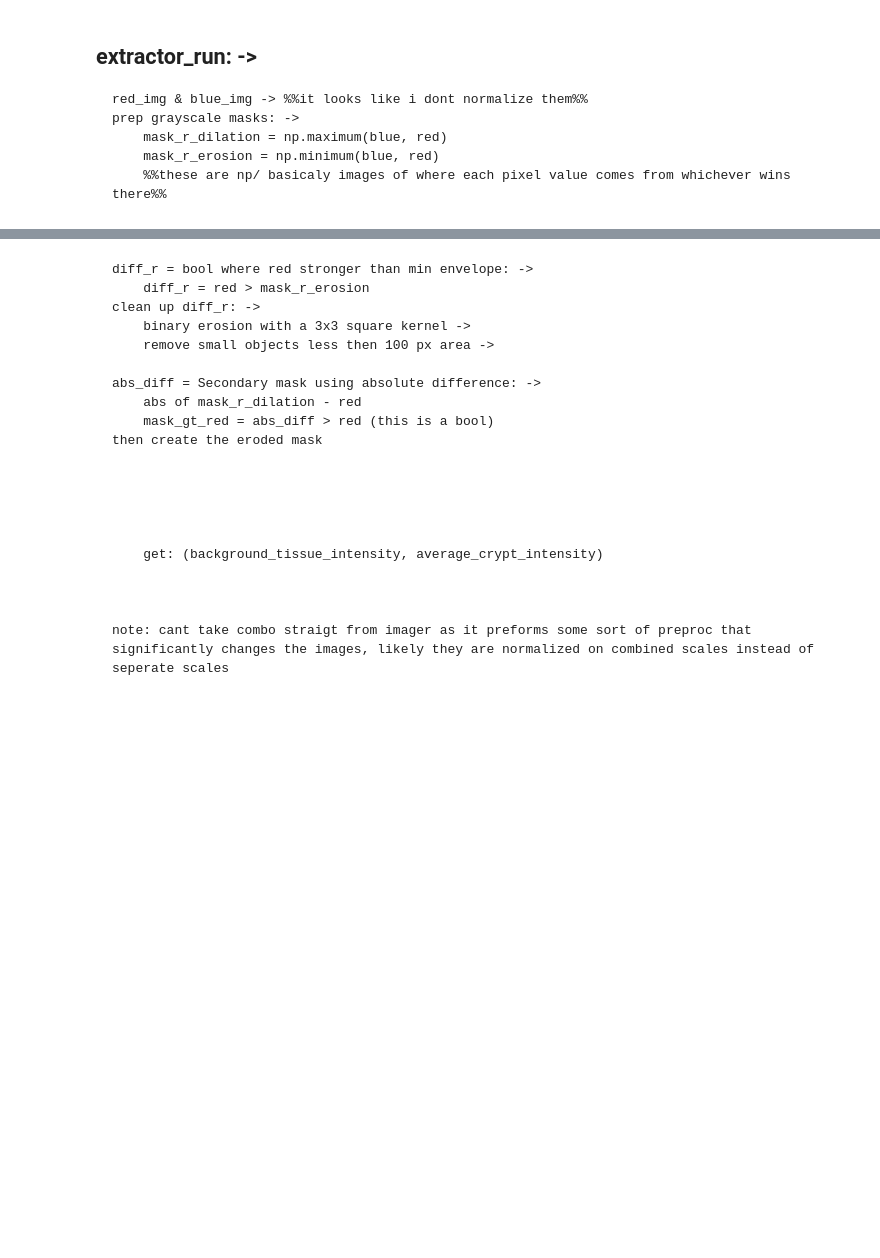
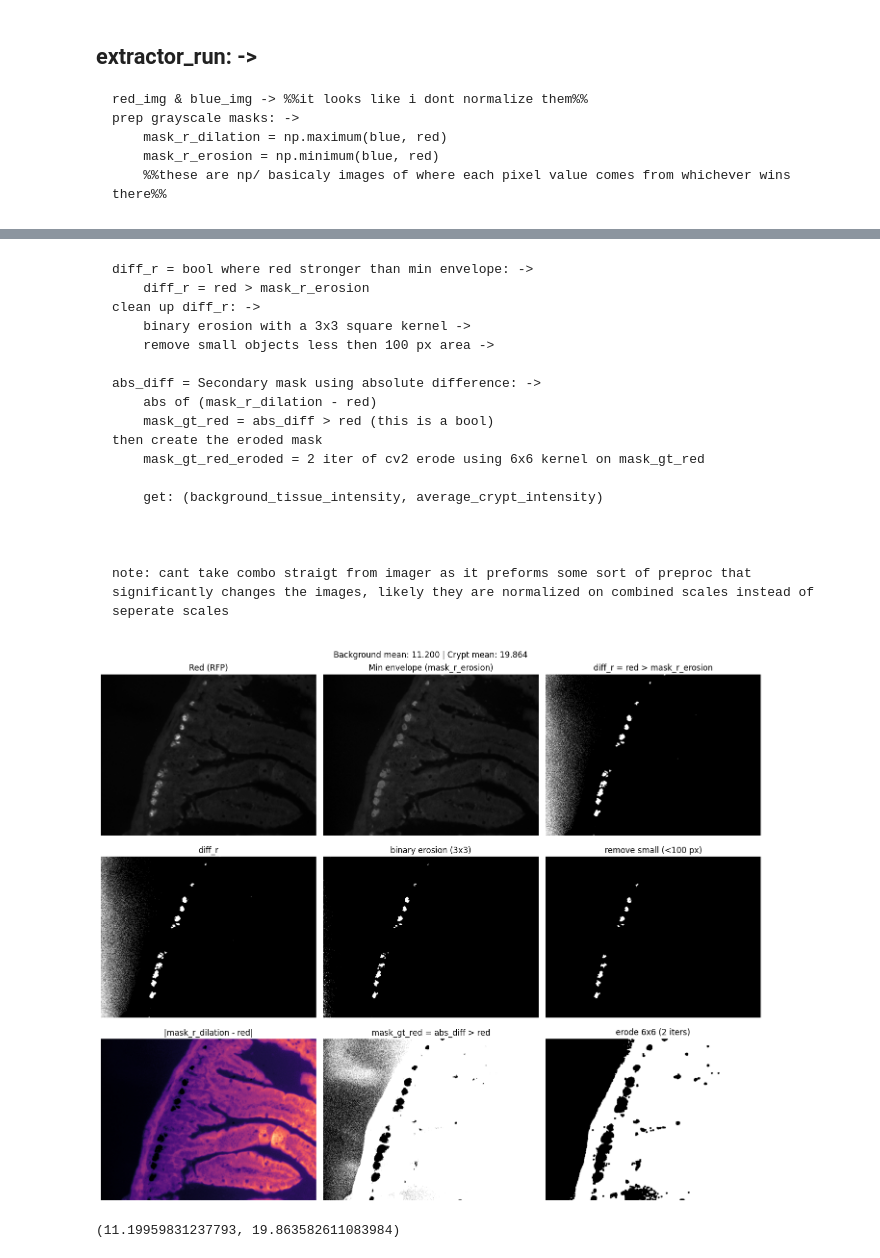
Before and after one commit to pbert5/lysozyme-stain-quantification, a Jupyter notebook: docs/pipelineTheory.ipynb, the cells around one changed output, grey strips where cells are left out. Cells and saved outputs as stored; diff of their text form; code cells hidden in the pictures; blank space fills up the shorter version.

Commit message:
cleaning up

```diff
--- a/docs/pipelineTheory.ipynb
+++ b/docs/pipelineTheory.ipynb
@@ -104,16 +119,78 @@ plt.tight_layout(); plt.show()
         remove small objects less then 100 px area ->
 
     abs_diff = Secondary mask using absolute difference: ->
-        abs of mask_r_dilation - red
+        abs of (mask_r_dilation - red)
         mask_gt_red = abs_diff > red (this is a bool)
     then create the eroded mask
-
-
-
-
+        mask_gt_red_eroded = 2 iter of cv2 erode using 6x6 kernel on mask_gt_red
 
         get: (background_tissue_intensity, average_crypt_intensity)
 
 
 
     note: cant take combo straigt from imager as it preforms some sort of preproc that significantly changes the images, likely they are normalized on combined scales instead of seperate scales
+# %%
+# Visualize the red-vs-envelopes pipeline and compute summary intensities
+
+# 1) Primary mask: red stronger than min envelope
+diff_r = red > mask_r_erosion
+diff_r_ero = morphology.binary_erosion(diff_r, footprint=np.ones((3, 3), dtype=bool))
+diff_r_clean = morphology.remove_small_objects(diff_r_ero, min_size=100)
+
+# 2) Secondary mask: absolute difference vs red, then erode with 6x6 (2 iters)
+abs_diff = np.abs(mask_r_dilation - red)
+mask_gt_red = abs_diff > red
+erosion_kernel = cv2.getStructuringElement(cv2.MORPH_ELLIPSE, (6, 6))
+mask_u8 = (mask_gt_red.astype(np.uint8) * 255)
+mask_eroded_u8 = cv2.erode(mask_u8, erosion_kernel, iterations=2)
+mask_gt_red_eroded = mask_eroded_u8 > 0
+
+# 3) Intensities
+# Use the eroded secondary mask as "crypt" ROI; background = complement within tissue
+tissue_mask = (mask_r_dilation > 0) | (mask_r_erosion > 0)
+crypt_mask = mask_gt_red_eroded & tissue_mask
+background_mask = (~crypt_mask) & tissue_mask
+
+average_crypt_intensity = float(red[crypt_mask].mean()) if np.any(crypt_mask) else float("nan")
+background_tissue_intensity = float(red[background_mask].mean()) if np.any(background_mask) else float("nan")
+
+# 4) Render nice grid
+red_disp = minmax01(red)
+ero_disp = minmax01(mask_r_erosion)
+abs_disp = minmax01(abs_diff)
+
+fig_steps, axs = plt.subplots(3, 3, figsize=(14, 12))
+axs = axs.reshape(3, 3)
+
+# Row 1: red > min envelope -> diff_r
+axs[0, 0].imshow(red_disp, cmap='gray');            axs[0, 0].set_title('Red (RFP)')
+axs[0, 1].imshow(ero_disp, cmap='gray');            axs[0, 1].set_title('Min envelope (mask_r_erosion)')
+axs[0, 2].imshow(diff_r, cmap='gray');              axs[0, 2].set_title('diff_r = red > mask_r_erosion')
+
+# Row 2: cleanup diff_r -> erosion -> small objects removed
+axs[1, 0].imshow(diff_r, cmap='gray');              axs[1, 0].set_title('diff_r')
+axs[1, 1].imshow(diff_r_ero, cmap='gray');          axs[1, 1].set_title('binary erosion (3x3)')
+axs[1, 2].imshow(diff_r_clean, cmap='gray');        axs[1, 2].set_title('remove small (<100 px)')
+
+# Row 3: abs diff path -> threshold -> eroded mask
+axs[2, 0].imshow(abs_disp, cmap='magma');           axs[2, 0].set_title('|mask_r_dilation - red|')
+axs[2, 1].imshow(mask_gt_red, cmap='gray');         axs[2, 1].set_title('mask_gt_red = abs_diff > red')
+axs[2, 2].imshow(mask_gt_red_eroded, cmap='gray');  axs[2, 2].set_title('erode 6x6 (2 iters)')
+
+# Clean axes
+for row in axs:
+    for ax_ in row:
+        ax_.axis('off')
+
+fig_steps.suptitle(
+    f'Background mean: {background_tissue_intensity:.3f} | Crypt mean: {average_crypt_intensity:.3f}',
+    y=0.98
+)
+plt.tight_layout()
+plt.show()
+
+# Expose the requested summary values
+background_tissue_intensity, average_crypt_intensity
+# %% [output]
+[figure, added]
+(11.19959831237793, 19.863582611083984)
```
Also changed, not shown: parts of 3 cells of this notebook.
